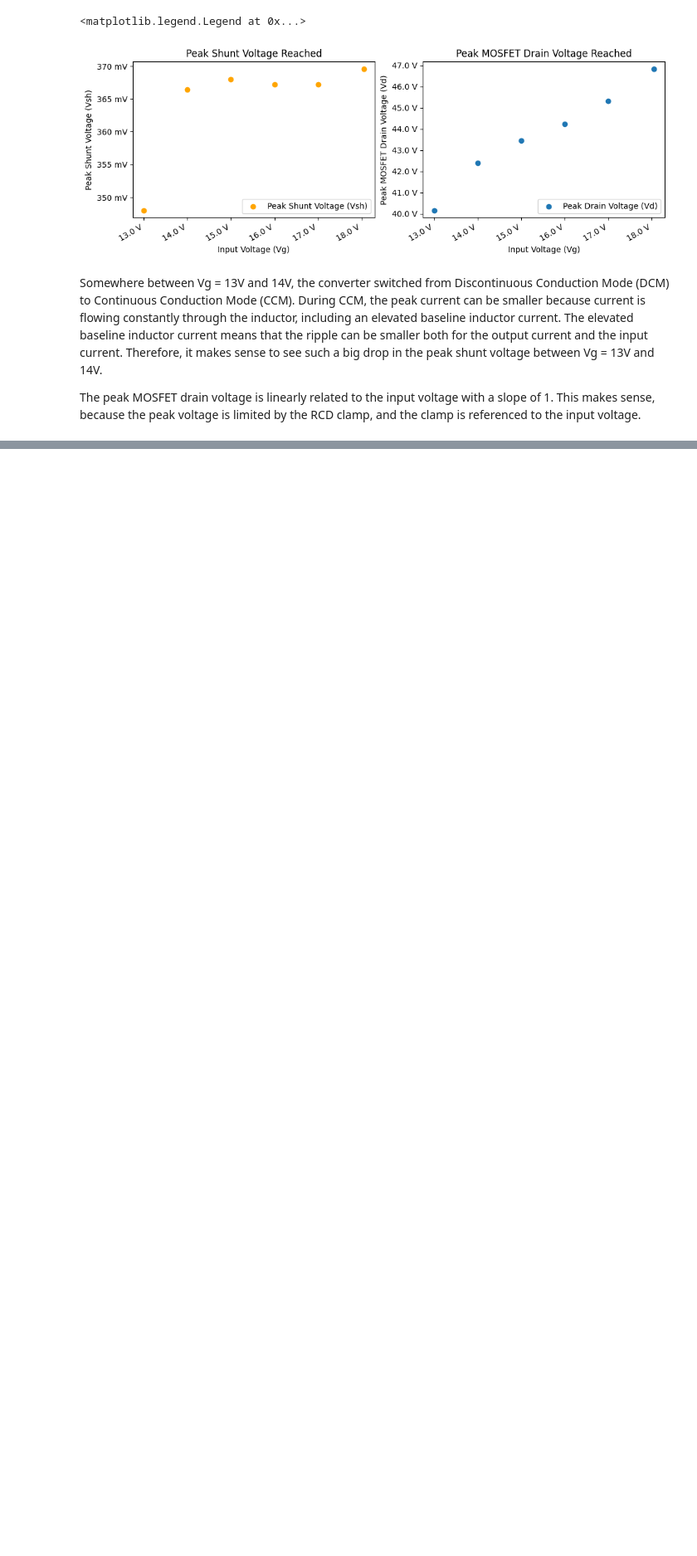
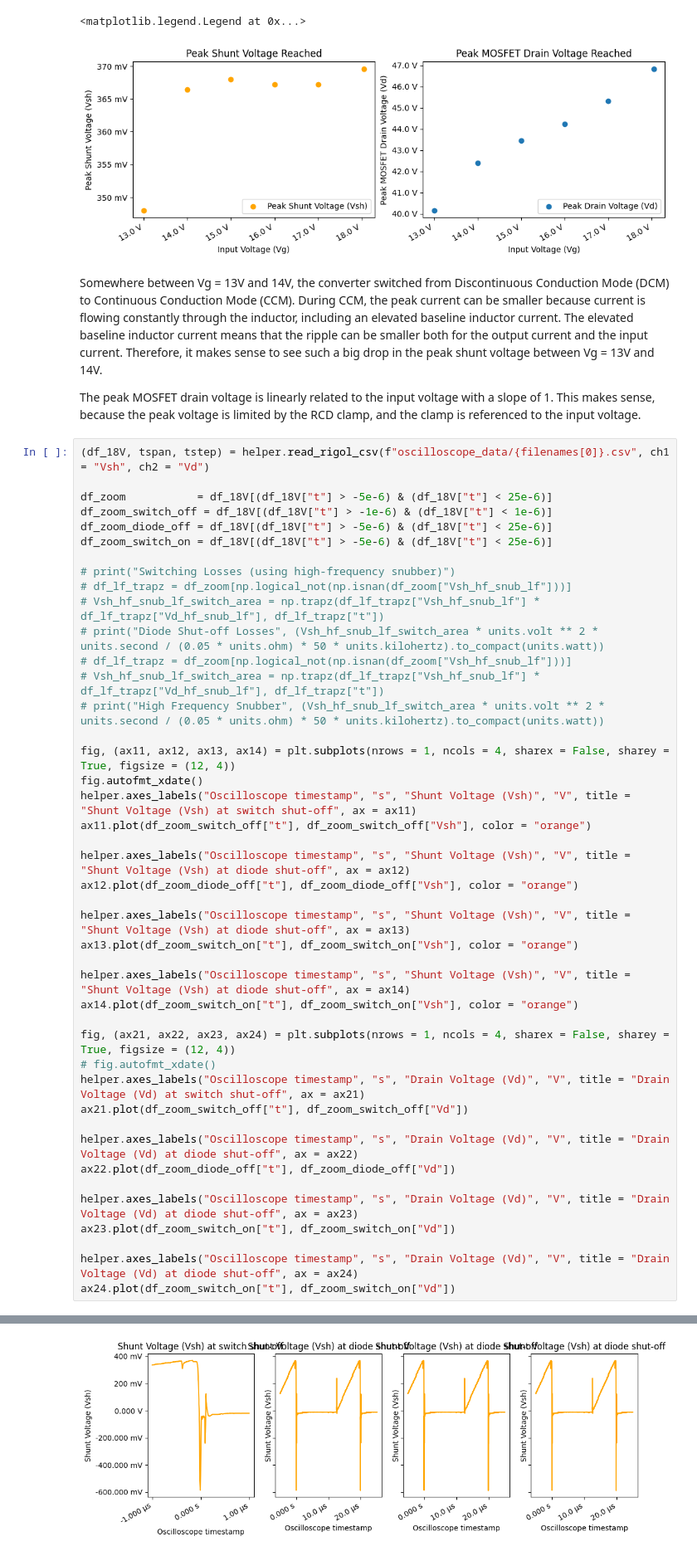
Before and after one commit to ianeyk/power-electronics, a Jupyter notebook: Lab 8/Lab8_report.ipynb, the cells around one changed output, grey strips where cells are left out. Shown: that part at 83% size. Saved outputs shown, nothing was run; the diff lists cells and outputs as text; blank space fills up the shorter version.

Commit message:
lab 8 plots

```diff
--- a/Lab 8/Lab8_report.ipynb
+++ b/Lab 8/Lab8_report.ipynb
@@ -108,3 +108,47 @@ ax2.legend(loc = "lower right")
 Somewhere between Vg = 13V and 14V, the converter switched from Discontinuous Conduction Mode (DCM) to Continuous Conduction Mode (CCM). During CCM, the peak current can be smaller because current is flowing constantly through the inductor, including an elevated baseline inductor current. The elevated baseline inductor current means that the ripple can be smaller both for the output current and the input current. Therefore, it makes sense to see such a big drop in the peak shunt voltage between Vg = 13V and 14V.
 
 The peak MOSFET drain voltage is linearly related to the input voltage with a slope of 1. This makes sense, because the peak voltage is limited by the RCD clamp, and the clamp is referenced to the input voltage.
+# %%
+(df_18V, tspan, tstep) = helper.read_rigol_csv(f"oscilloscope_data/{filenames[0]}.csv", ch1 = "Vsh", ch2 = "Vd")
+
+df_zoom           = df_18V[(df_18V["t"] > -5e-6) & (df_18V["t"] < 25e-6)]
+df_zoom_switch_off = df_18V[(df_18V["t"] > -1e-6) & (df_18V["t"] < 1e-6)]
+df_zoom_diode_off = df_18V[(df_18V["t"] > -5e-6) & (df_18V["t"] < 25e-6)]
+df_zoom_switch_on = df_18V[(df_18V["t"] > -5e-6) & (df_18V["t"] < 25e-6)]
+
+# print("Switching Losses (using high-frequency snubber)")
+# df_lf_trapz = df_zoom[np.logical_not(np.isnan(df_zoom["Vsh_hf_snub_lf"]))]
+# Vsh_hf_snub_lf_switch_area = np.trapz(df_lf_trapz["Vsh_hf_snub_lf"] * df_lf_trapz["Vd_hf_snub_lf"], df_lf_trapz["t"])
+# print("Diode Shut-off Losses", (Vsh_hf_snub_lf_switch_area * units.volt ** 2 * units.second / (0.05 * units.ohm) * 50 * units.kilohertz).to_compact(units.watt))
+# df_lf_trapz = df_zoom[np.logical_not(np.isnan(df_zoom["Vsh_hf_snub_lf"]))]
+# Vsh_hf_snub_lf_switch_area = np.trapz(df_lf_trapz["Vsh_hf_snub_lf"] * df_lf_trapz["Vd_hf_snub_lf"], df_lf_trapz["t"])
+# print("High Frequency Snubber", (Vsh_hf_snub_lf_switch_area * units.volt ** 2 * units.second / (0.05 * units.ohm) * 50 * units.kilohertz).to_compact(units.watt))
+
+fig, (ax11, ax12, ax13, ax14) = plt.subplots(nrows = 1, ncols = 4, sharex = False, sharey = True, figsize = (12, 4))
+fig.autofmt_xdate()
+helper.axes_labels("Oscilloscope timestamp", "s", "Shunt Voltage (Vsh)", "V", title = "Shunt Voltage (Vsh) at switch shut-off", ax = ax11)
+ax11.plot(df_zoom_switch_off["t"], df_zoom_switch_off["Vsh"], color = "orange")
+
+helper.axes_labels("Oscilloscope timestamp", "s", "Shunt Voltage (Vsh)", "V", title = "Shunt Voltage (Vsh) at diode shut-off", ax = ax12)
+ax12.plot(df_zoom_diode_off["t"], df_zoom_diode_off["Vsh"], color = "orange")
+
+helper.axes_labels("Oscilloscope timestamp", "s", "Shunt Voltage (Vsh)", "V", title = "Shunt Voltage (Vsh) at diode shut-off", ax = ax13)
+ax13.plot(df_zoom_switch_on["t"], df_zoom_switch_on["Vsh"], color = "orange")
+
+helper.axes_labels("Oscilloscope timestamp", "s", "Shunt Voltage (Vsh)", "V", title = "Shunt Voltage (Vsh) at diode shut-off", ax = ax14)
+ax14.plot(df_zoom_switch_on["t"], df_zoom_switch_on["Vsh"], color = "orange")
+
+fig, (ax21, ax22, ax23, ax24) = plt.subplots(nrows = 1, ncols = 4, sharex = False, sharey = True, figsize = (12, 4))
+# fig.autofmt_xdate()
+helper.axes_labels("Oscilloscope timestamp", "s", "Drain Voltage (Vd)", "V", title = "Drain Voltage (Vd) at switch shut-off", ax = ax21)
+ax21.plot(df_zoom_switch_off["t"], df_zoom_switch_off["Vd"])
+
+helper.axes_labels("Oscilloscope timestamp", "s", "Drain Voltage (Vd)", "V", title = "Drain Voltage (Vd) at diode shut-off", ax = ax22)
+ax22.plot(df_zoom_diode_off["t"], df_zoom_diode_off["Vd"])
+
+helper.axes_labels("Oscilloscope timestamp", "s", "Drain Voltage (Vd)", "V", title = "Drain Voltage (Vd) at diode shut-off", ax = ax23)
+ax23.plot(df_zoom_switch_on["t"], df_zoom_switch_on["Vd"])
+
+helper.axes_labels("Oscilloscope timestamp", "s", "Drain Voltage (Vd)", "V", title = "Drain Voltage (Vd) at diode shut-off", ax = ax24)
+ax24.plot(df_zoom_switch_on["t"], df_zoom_switch_on["Vd"])
+# %% [output]
@@ -110,0 +156 @@ The peak MOSFET drain voltage is linearly related to the input voltage with a sl
+[figure, added]
```
Also changed, not shown: parts of 2 cells of this notebook, 10 other files.
